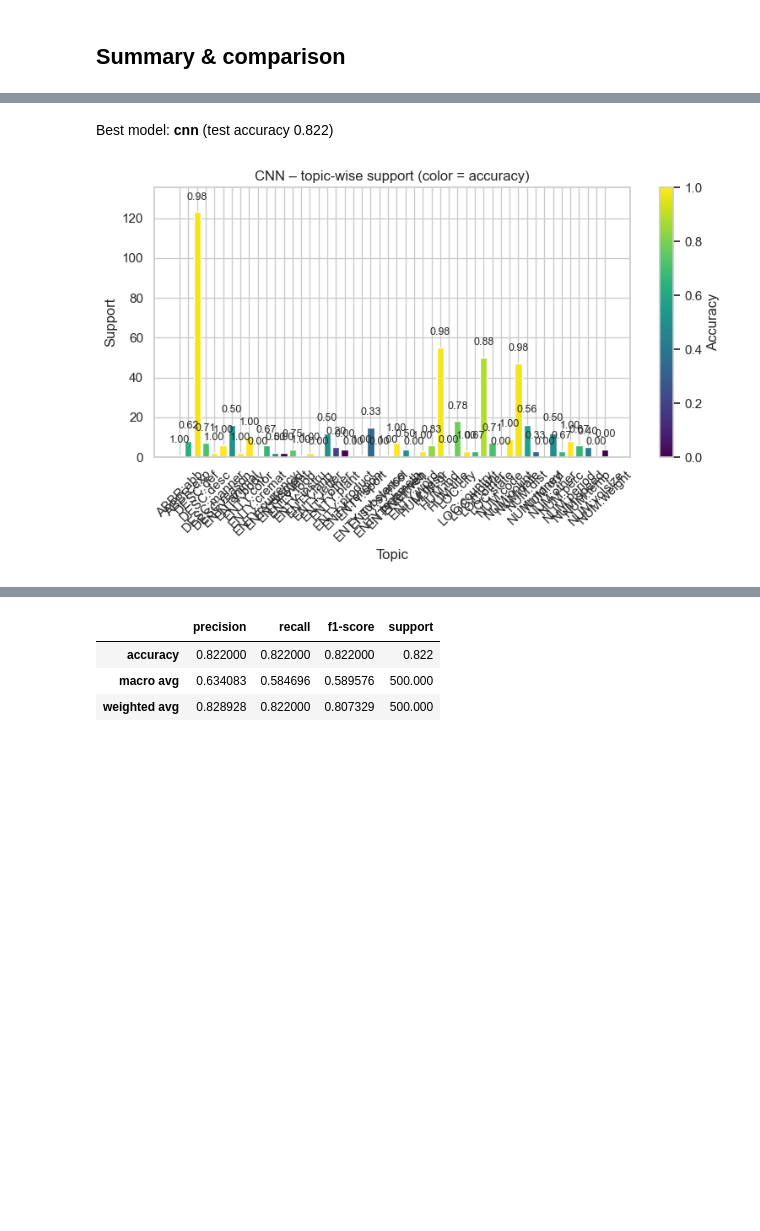
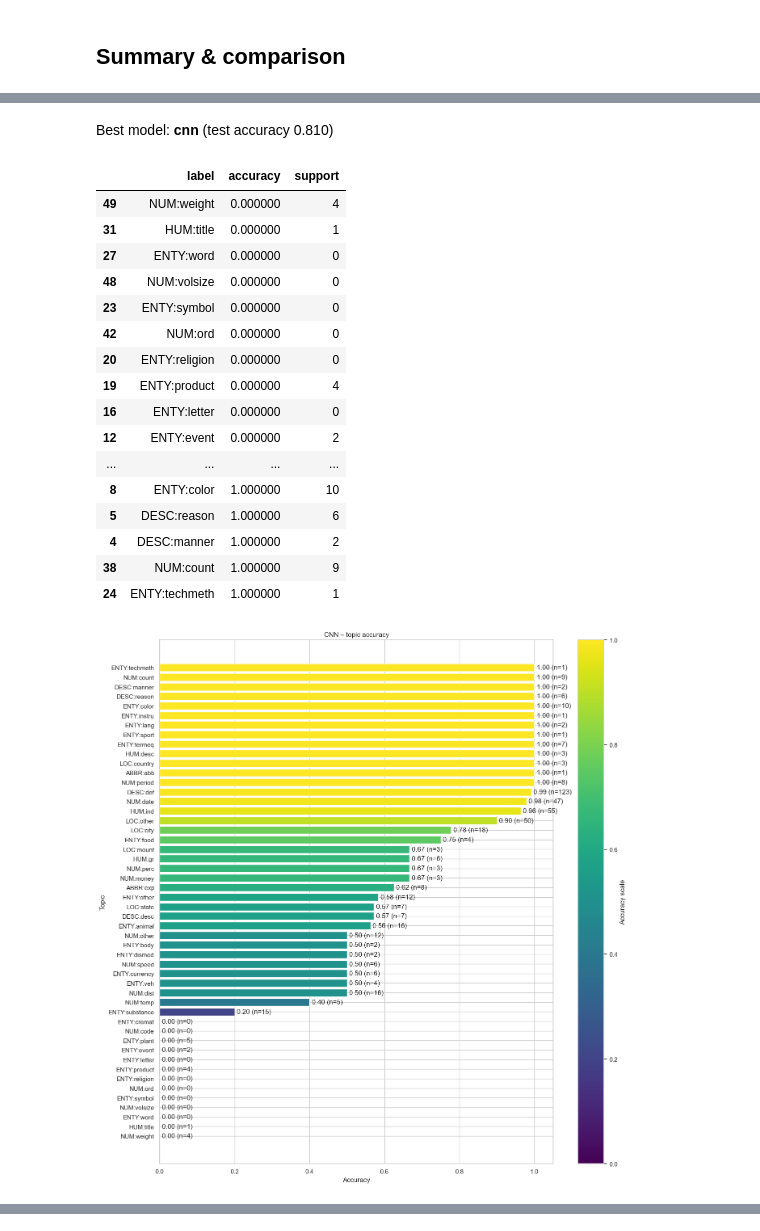
Before and after one commit to JonssonAlexander/NLP_Project_group45, a Jupyter notebook: 03_using_diff_models.ipynb, the cells around one changed output, grey strips where cells are left out. Cells and saved outputs as stored; diff of their text form; code cells hidden in the pictures; blank space fills up the shorter version.

```diff
--- a/03_using_diff_models.ipynb
+++ b/03_using_diff_models.ipynb
@@ -212,19 +212,20 @@ best_label_map = records['label_maps'][best_name]
 display(Markdown(f"Best model: **{best_name}** (test accuracy {comparison_df.loc[best_name, 'test_accuracy']:.3f})"))
 
 best_topic_df = topic_accuracy_table(best_eval, best_label_map)
-fig, ax = plt.subplots(figsize=(8, 5))
-accuracy_colors = [cm.get_cmap('viridis')(acc) for acc in best_topic_df['accuracy'].clip(0, 1)]
-bars = ax.bar(best_topic_df['label'], best_topic_df['support'], color=accuracy_colors)
-ax.set_xlabel('Topic')
-ax.set_ylabel('Support')
-ax.set_title(f"{best_name.upper()} – topic-wise support (color = accuracy)")
-ax.set_ylim(0, best_topic_df['support'].max() * 1.1)
-for bar, accuracy in zip(bars, best_topic_df['accuracy']):
-    ax.text(bar.get_x() + bar.get_width() / 2, bar.get_height() + 5, f"{accuracy:.2f}", ha='center', va='bottom', fontsize=9)
-sm = plt.cm.ScalarMappable(cmap=cm.get_cmap('viridis'), norm=colors.Normalize(0, 1))
+sorted_best_topics = best_topic_df.sort_values('accuracy')
+display(sorted_best_topics)
+fig, ax = plt.subplots(figsize=(14, 14))
+color_vals = [cm.get_cmap('viridis')(acc) for acc in sorted_best_topics['accuracy'].clip(0, 1)]
+bars = ax.barh(sorted_best_topics['label'], sorted_best_topics['accuracy'], color=color_vals)
+ax.set_xlabel('Accuracy')
+ax.set_ylabel('Topic')
+ax.set_title(f"{best_name.upper()} – topic accuracy")
+ax.set_xlim(0, 1.05)
+ax.bar_label(bars, labels=[f"{acc:.2f} (n={supp})" for acc, supp in zip(sorted_best_topics['accuracy'], sorted_best_topics['support'])], padding=4)
+norm = colors.Normalize(0, 1)
+sm = cm.ScalarMappable(cmap=cm.get_cmap('viridis'), norm=norm)
 sm.set_array([])
-fig.colorbar(sm, ax=ax, label='Accuracy')
-plt.xticks(rotation=45)
+fig.colorbar(sm, ax=ax, label='Accuracy scale')
 plt.tight_layout()
 fig.savefig(f"plots/part3_{best_name}_topic_accuracy.png", dpi=300)
 plt.show()
@@ -234,7 +235,7 @@ label_rows = best_report_df.loc[~best_report_df.index.isin(['accuracy', 'macro a
 if 'accuracy' not in label_rows.columns:
     label_rows['accuracy'] = label_rows.get('recall', 0.0)
 
-fig, ax = plt.subplots(figsize=(8, 5))
+fig, ax = plt.subplots(figsize=(14, 5))
 support_colors = [cm.get_cmap('magma')(acc) for acc in label_rows['accuracy'].clip(0, 1)]
 bars = ax.bar(label_rows.index, label_rows['support'], color=support_colors)
 ax.set_xlabel('Topic')
@@ -243,7 +244,7 @@ ax.set_title(f"{best_name.upper()} – support by topic (color = accuracy)")
 ax.set_ylim(0, label_rows['support'].max() * 1.1)
 for bar, accuracy in zip(bars, label_rows['accuracy']):
     ax.text(bar.get_x() + bar.get_width() / 2, bar.get_height() + 5, f"{accuracy:.2f}", ha='center', va='bottom', fontsize=9)
-sm = plt.cm.ScalarMappable(cmap=cm.get_cmap('magma'), norm=colors.Normalize(0, 1))
+sm = cm.ScalarMappable(cmap=cm.get_cmap('magma'), norm=colors.Normalize(0, 1))
 sm.set_array([])
 fig.colorbar(sm, ax=ax, label='Accuracy')
 plt.xticks(rotation=45)
@@ -251,7 +252,7 @@ plt.tight_layout()
 fig.savefig(f"plots/part3_{best_name}_classification_support.png", dpi=300)
 plt.show()
 
-fig, ax = plt.subplots(figsize=(8, 5))
+fig, ax = plt.subplots(figsize=(14, 5))
 f1_colors = [cm.get_cmap('plasma')(score) for score in label_rows['f1-score'].clip(0, 1)]
 bars = ax.bar(label_rows.index, label_rows['f1-score'], color=f1_colors)
 ax.set_xlabel('Topic')
@@ -280,2 +281,19 @@ display(averages_df)
-Best model: **cnn** (test accuracy 0.822)
+Best model: **cnn** (test accuracy 0.810)
+|  | label | accuracy | support |
+| 49 | NUM:weight | 0.000000 | 4 |
+| 31 | HUM:title | 0.000000 | 1 |
+| 27 | ENTY:word | 0.000000 | 0 |
+| 48 | NUM:volsize | 0.000000 | 0 |
+| 23 | ENTY:symbol | 0.000000 | 0 |
+| 42 | NUM:ord | 0.000000 | 0 |
+| 20 | ENTY:religion | 0.000000 | 0 |
+| 19 | ENTY:product | 0.000000 | 4 |
+| 16 | ENTY:letter | 0.000000 | 0 |
+| 12 | ENTY:event | 0.000000 | 2 |
+| ... | ... | ... | ... |
+| 8 | ENTY:color | 1.000000 | 10 |
+| 5 | DESC:reason | 1.000000 | 6 |
+| 4 | DESC:manner | 1.000000 | 2 |
+| 38 | NUM:count | 1.000000 | 9 |
+| 24 | ENTY:techmeth | 1.000000 | 1 |
-[figure, old version]
+[figure, new version]
@@ -284,4 +301,0 @@ Best model: **cnn** (test accuracy 0.822)
-|  | precision | recall | f1-score | support |
-| accuracy | 0.822000 | 0.822000 | 0.822000 | 0.822 |
-| macro avg | 0.634083 | 0.584696 | 0.589576 | 500.000 |
-| weighted avg | 0.828928 | 0.822000 | 0.807329 | 500.000 |
```
Also changed, not shown: parts of 5 cells of this notebook, 13 other files.
